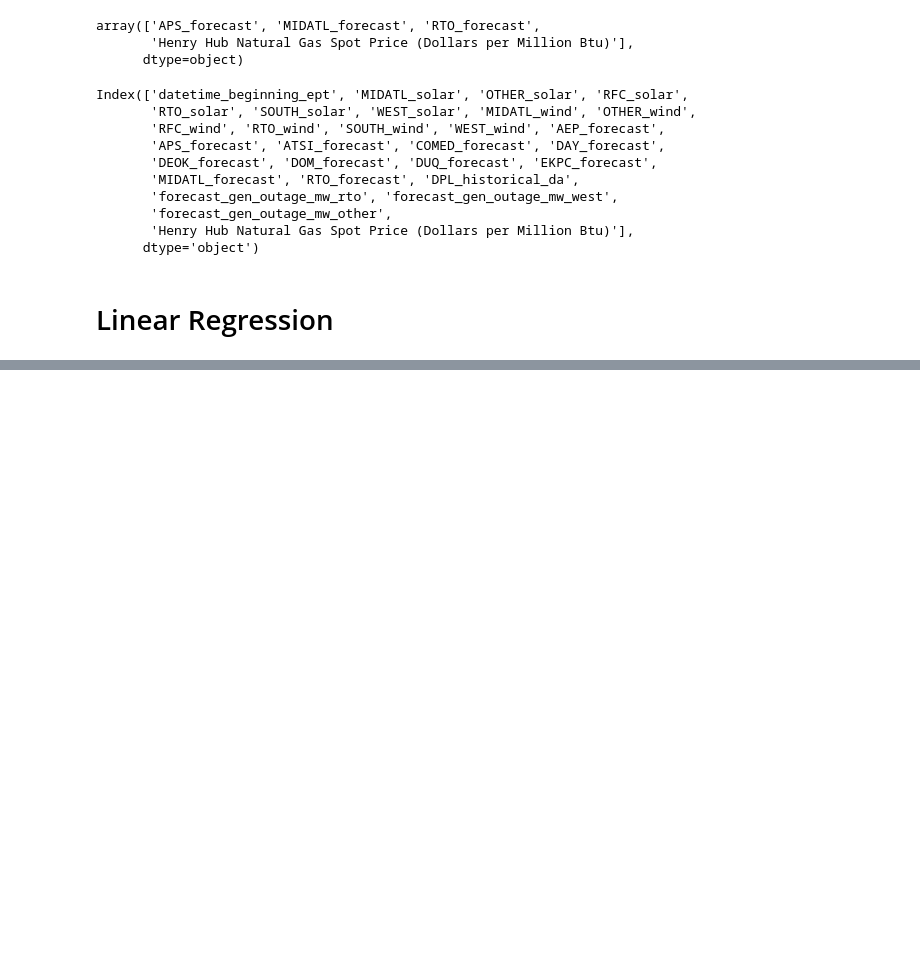
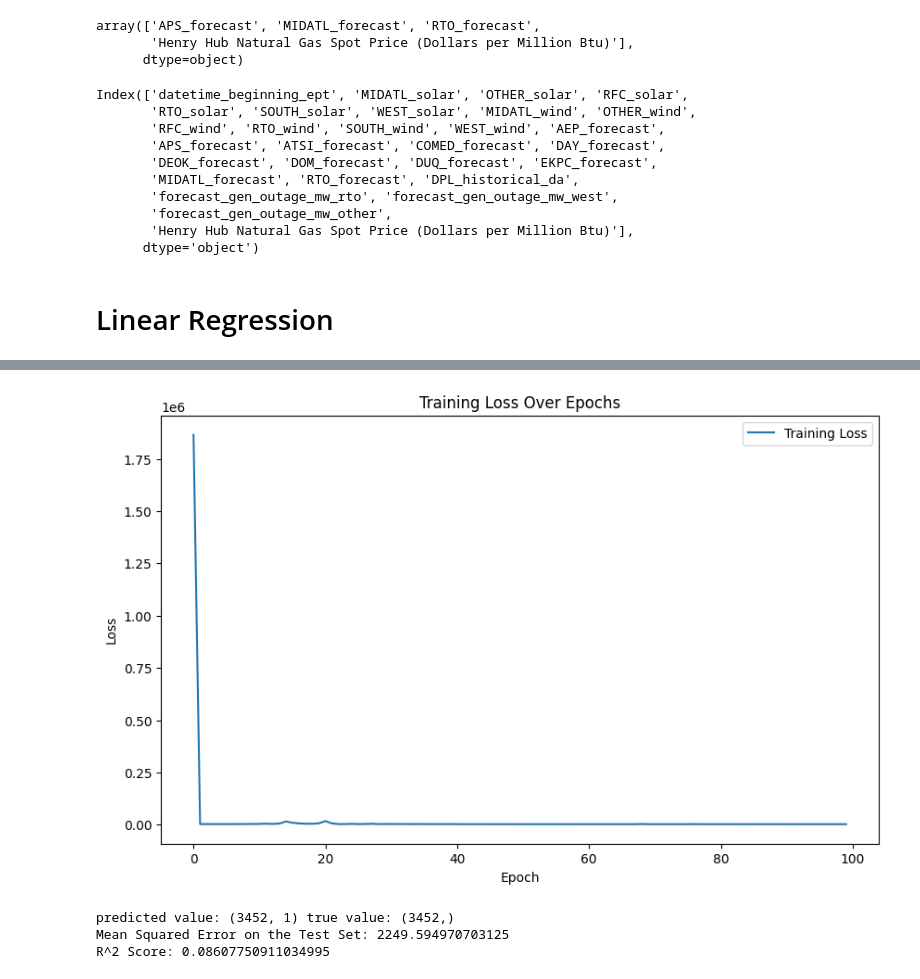
Before and after one commit to MSCI-446-Project-Team/MSCI_446_ML_Course_Project, a Jupyter notebook: Predictions/src/models.ipynb, the cells around one changed output, grey strips where cells are left out. Saved outputs shown, nothing was run; the diff lists cells and outputs as text; code cells hidden in the pictures; blank space fills up the shorter version.

```diff
--- a/Predictions/src/models.ipynb
+++ b/Predictions/src/models.ipynb
@@ -57,0 +153,5 @@ Index(['datetime_beginning_ept', 'MIDATL_solar', 'OTHER_solar', 'RFC_solar',
+# %%
+X_train, X_test, y_train, y_test = train_test_split(X_tensor, y_tensor, test_size=0.2, random_state=42)
+# %%
+train_dataset = TensorDataset(X_train, y_train)
+train_loader = DataLoader(train_dataset, batch_size=64, shuffle=True)
@@ -57,0 +160,8 @@ Index(['datetime_beginning_ept', 'MIDATL_solar', 'OTHER_solar', 'RFC_solar',
+# %%
+model = TimeSeriesNeuralNetwork(sequence_length=1, num_features=X_train.shape[1], output_size=1).to(device)
+criterion = nn.MSELoss()
+optimizer = optim.Adam(model.parameters(), lr=0.001)
+# %%
+num_epochs = 150
+
+epoch_losses = train_model(model, train_loader, criterion, optimizer, device, num_epochs=100)
@@ -57,0 +186,45 @@ Index(['datetime_beginning_ept', 'MIDATL_solar', 'OTHER_solar', 'RFC_solar',
+# %%
+# plt.figure(figsize=(10, 6))
+# plt.plot(epoch_losses, label='Training Loss')
+# plt.xlabel('Epoch')
+# plt.ylabel('Loss')
+# plt.title('Training Loss Over Epochs')
+# plt.legend()
+# plt.show()
+
+plot_loss_over_epochs(epoch_losses)
+# %% [output]
+[figure, added]
+# %%
+X_test_tensor = torch.tensor(X_test, dtype=torch.float32)
+y_test_tensor = torch.tensor(y_test, dtype=torch.float32)
+
+
+X_test_tensor = X_test_tensor.to(device)
+y_test_tensor = y_test_tensor.to(device)
+
+
+model.eval()
+
+
+# with torch.no_grad():
+
+#     y_pred_tensor = model(X_test_tensor)
+
+#     y_pred = y_pred_tensor.cpu().numpy()
+#     y_true = y_test_tensor.cpu().numpy()
+
+#     print(f"predicted value: {y_pred.shape}", f"true value: {y_true.shape}")
+
+
+# mse = mean_squared_error(y_true, y_pred)
+# print(f"Mean Squared Error on the Test Set: {mse}")
+
+# r2 = r2_score(y_true, y_pred)
+# print(f"R^2 Score: {r2}")
+
+y_pred, y_true, mse, r2 = test_model(model, X_test_tensor, y_test_tensor)
+# %% [output]
+predicted value: (3452, 1) true value: (3452,)
+Mean Squared Error on the Test Set: 2249.594970703125
+R^2 Score: 0.08607750911034995
```
Also changed, not shown: parts of 28 cells of this notebook, 3 other files.
